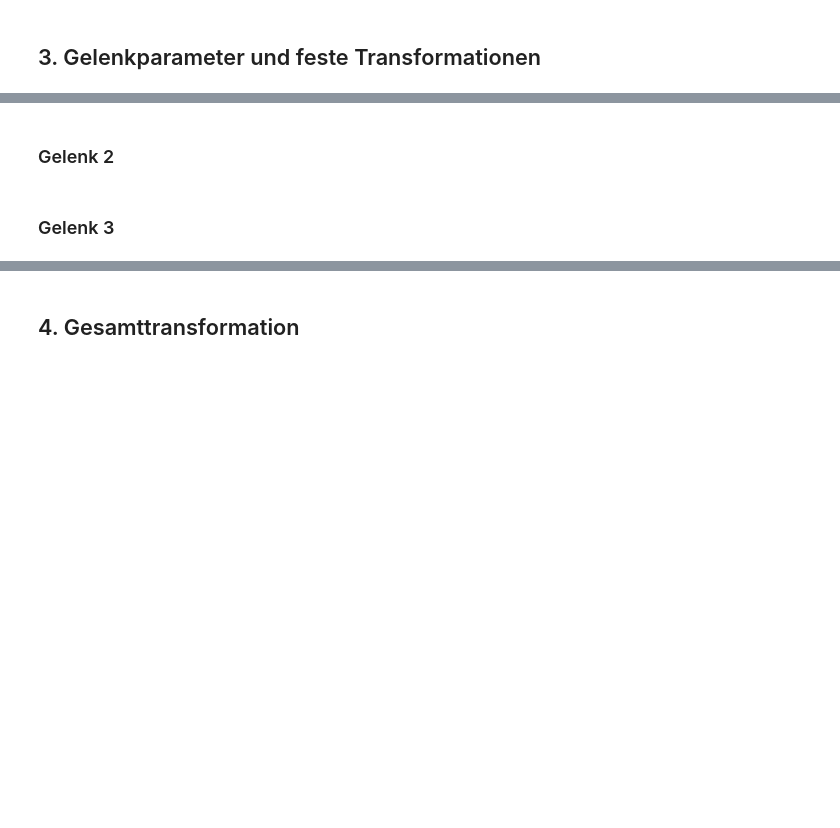
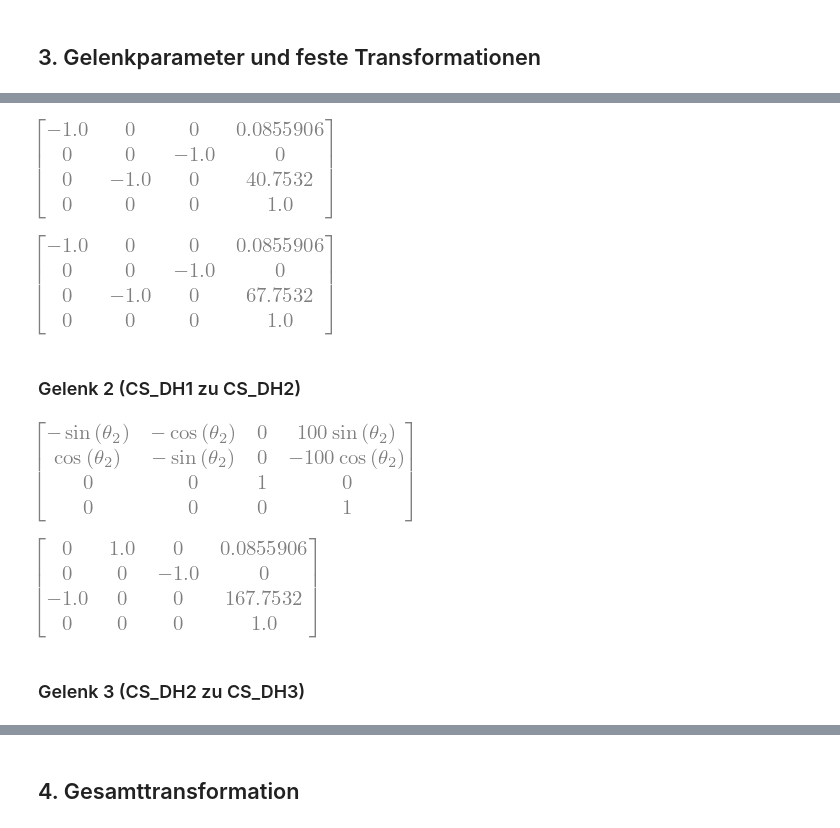
Before and after one commit to Pilzkoma/Mehrkoerpersysteme, a Jupyter notebook: transformation.ipynb, the cells around one changed output, grey strips where cells are left out. Saved outputs shown, nothing was run; the diff lists cells and outputs as text; code cells hidden in the pictures; blank space fills up the shorter version.

```diff
--- a/transformation.ipynb
+++ b/transformation.ipynb
@@ -57,15 +77,21 @@ start_config = {
 # %%
-d1     = 67.7532
+trans_1 = trans_matrix((0.0855906, 0, 0))
+
+theta1_start = sp.rad(180)
+d1     = 40.7532
 a1     = 0
 alpha1 = sp.rad(-90)   # [rad]
-dh1 = dh_matrix(theta1, d1, a1, alpha1)
+dh1 = dh_matrix(theta1_start + theta1, d1, a1, alpha1)
 
-trans_1 = sp.Matrix([
-    [1, 0, 0, 0.0855906],
-    [0, 1, 0, 0],
-    [0, 0, 1, 0],
-    [0, 0, 0, 1],
-])
+T0_1 = trans_1 @ dh1
+T0_1
+T0_1.subs(start_config).evalf(8)
+# %% [output]
+[figure, added]
+# %%
+(TW_0 @ T0_1).subs(start_config).evalf(8)
+# %% [output]
+[figure, added]
 # %% [markdown]
-### Gelenk 2
+### Gelenk 2 (CS_DH1 zu CS_DH2)
 # %%
@@ -76,3 +104,11 @@ dh2 = dh_matrix(theta2, d2, a2, alpha2)
+# %%
+dh2
+# %% [output]
+[figure, added]
+# %%
+(TW_0 @ T0_1 @ T1_2).subs(start_config).evalf(8)
+# %% [output]
+[figure, added]
 # %% [markdown]
-### Gelenk 3
+### Gelenk 3 (CS_DH2 zu CS_DH3)
 # %%
```
Also changed, not shown: parts of 16 cells of this notebook, 2 other files.
